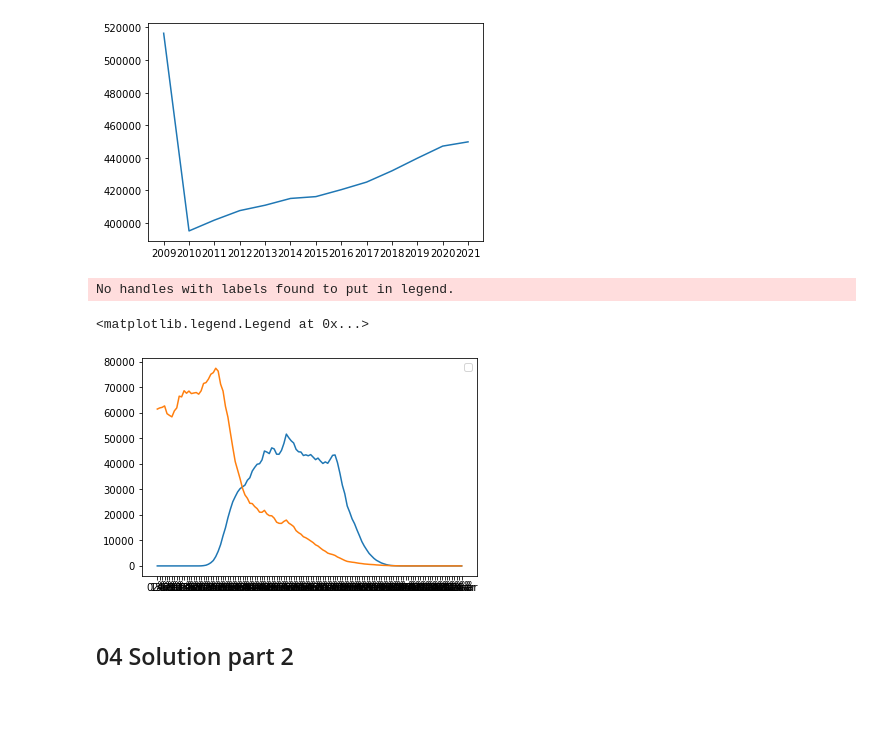
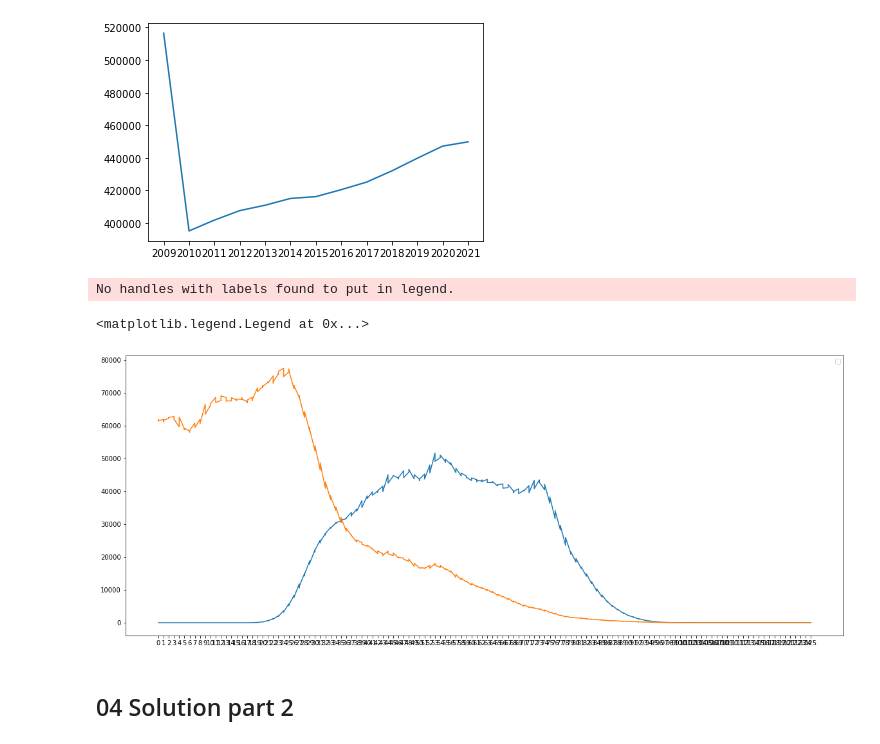
Before and after one commit to tobias-z/4-sem-python, a Jupyter notebook: Week_5.ipynb, the cells around one changed output. Cells and saved outputs as stored; diff of their text form; code cells hidden in the pictures; blank space fills up the shorter version.

```diff
--- a/Week_5.ipynb
+++ b/Week_5.ipynb
@@ -107,22 +95,26 @@ plt.plot(list(years.keys()), list(years.values()))
 # %%
 # 4. Show 2 plots in same figure: 'Married' and 'Never Married' for all ages in DK in 2020
 # (Hint: x axis is age from 0-125, y axis is how many people in the 2 categories). Add lengend to show names on graphs
 
 url = "https://api.statbank.dk/v1/data/FOLK1A/CSV?delimiter=Semicolon&CIVILSTAND=G%2CU&ALDER=*&Tid=2020K1%2C2020K2%2C2020K3%2C2020K4"
 data = pd.read_csv(url, sep=";", encoding="utf-8")
 data = data[data["ALDER"] != "I alt"]
 
+plt.figure(figsize= (20, 8))
+
 def get_plot(civil_stand: str):
     values = data[data["CIVILSTAND"] == civil_stand]
-    return plt.plot(values["ALDER"], values["INDHOLD"])
+    x_values = [x.split(" ")[0] for x in values["ALDER"]]
+    plt.plot(x_values, values["INDHOLD"])
 
-p1 = get_plot("Gift/separeret")
-p2 = get_plot("Ugift")
+get_plot("Gift/separeret")
+get_plot("Ugift")
+
 
 plt.legend()
 # %% [output]
 No handles with labels found to put in legend.
 <matplotlib.legend.Legend at 0x...>
-[figure, old version]
+[figure, new version]
 # %% [markdown]
 ## 04 Solution part 2
```
Also changed, not shown: parts of 1 cell of this notebook, 8 other files.
